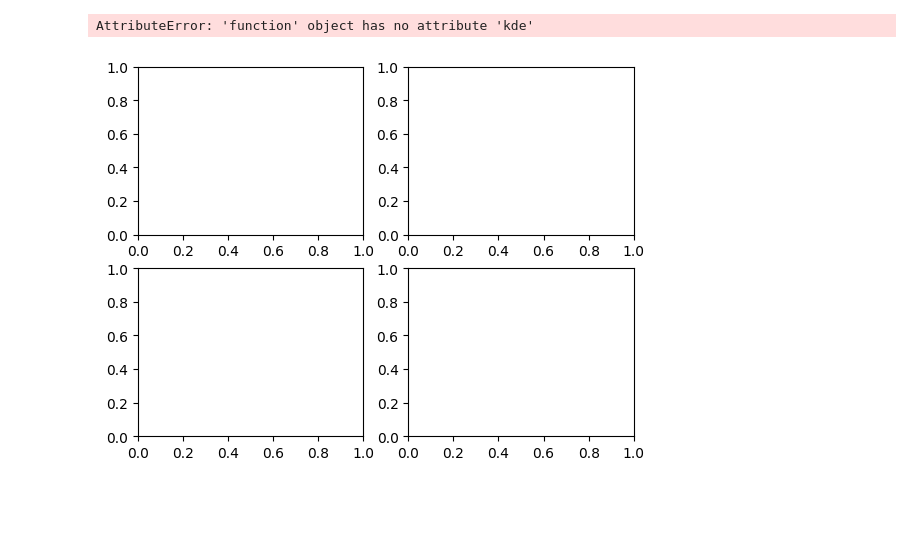
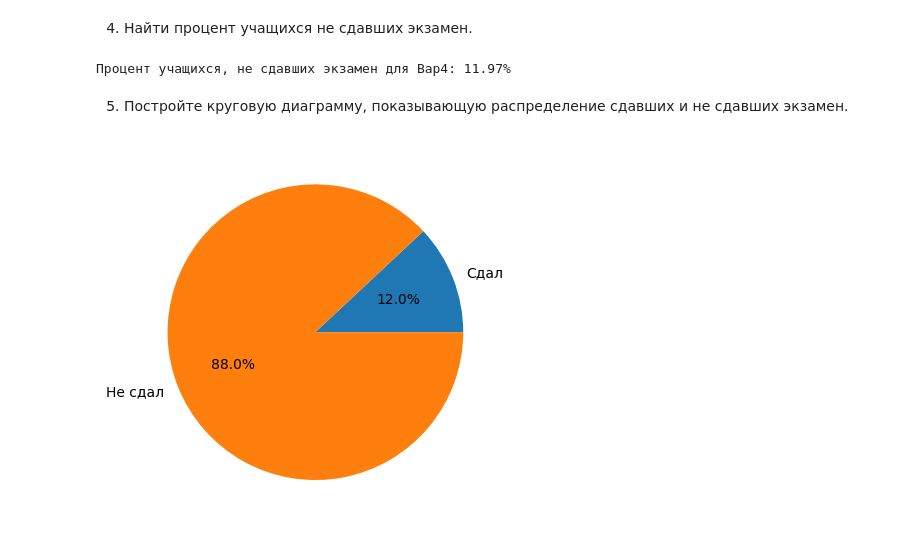
Before and after one commit to madebyhidden/MachLearn, a Jupyter notebook: ML/ML_02.ipynb, the cells around one changed output. Cells and saved outputs as stored; diff of their text form; code cells hidden in the pictures; blank space fills up the shorter version.

```diff
--- a/ML/ML_02.ipynb
+++ b/ML/ML_02.ipynb
@@ -198,17 +46,35 @@ ax[1, 1].pie(df_pie4["Количество учеников"], labels=df_pie4["
-# %%
-
-scores1 = var_1['Балл']
-scores2 = var_2['Балл']
-scores3 = var_3['Балл']
-scores4 = var_4['Балл']
-
-# построение ядерной оценки плотности распределения
-fg1, ax1 = plt.subplots(2, 2)
-
-# ax1[0, 0] = scores1.plot.kde()
-# ax1[0, 1] = scores2.plot.kde()
-# ax1[1, 0] = scores3.plot.kde()
-# ax1[1, 1] = scores4.plot.kde()
-# %% [output]
-AttributeError: 'function' object has no attribute 'kde'
-[figure, removed]
+# %% [markdown]
+4. Найти процент учащихся не сдавших экзамен.
+# %%
+
+non_passing4 = var_4[var_4['Балл'] <= var_4['Минимальный балл']]
+count_non_passing4 = len(non_passing4)
+
+
+percent_non_passing4 = (count_non_passing4 / len(var_4)) * 100
+
+
+print("Процент учащихся, не сдавших экзамен для Вар4: {:.2f}%".format(percent_non_passing4))
+# %% [output]
+Процент учащихся, не сдавших экзамен для Вар4: 11.97%
+# %% [markdown]
+5. Постройте круговую диаграмму, показывающую распределение сдавших и не сдавших экзамен.
+# %%
+import matplotlib.pyplot as plt
+
+
+passing4 = var_4[var_4['Балл'] <= var_4['Минимальный балл']]
+count_passing4 = len(passing4)
+count_non_passing4 = len(var_4) - count_passing4
+
+
+data4 = {"Результат экзамена": ["Сдал", "Не сдал"],
+        "Количество учеников": [count_passing4, count_non_passing4]}
+df_pie4 = pd.DataFrame(data4)
+
+
+
+plt.pie(df_pie4["Количество учеников"], labels=df_pie4["Результат экзамена"], autopct='%1.1f%%')
+plt.show()
+# %% [output]
+[figure, added]
```
Also changed, not shown: parts of 28 cells of this notebook, 1 other file.
